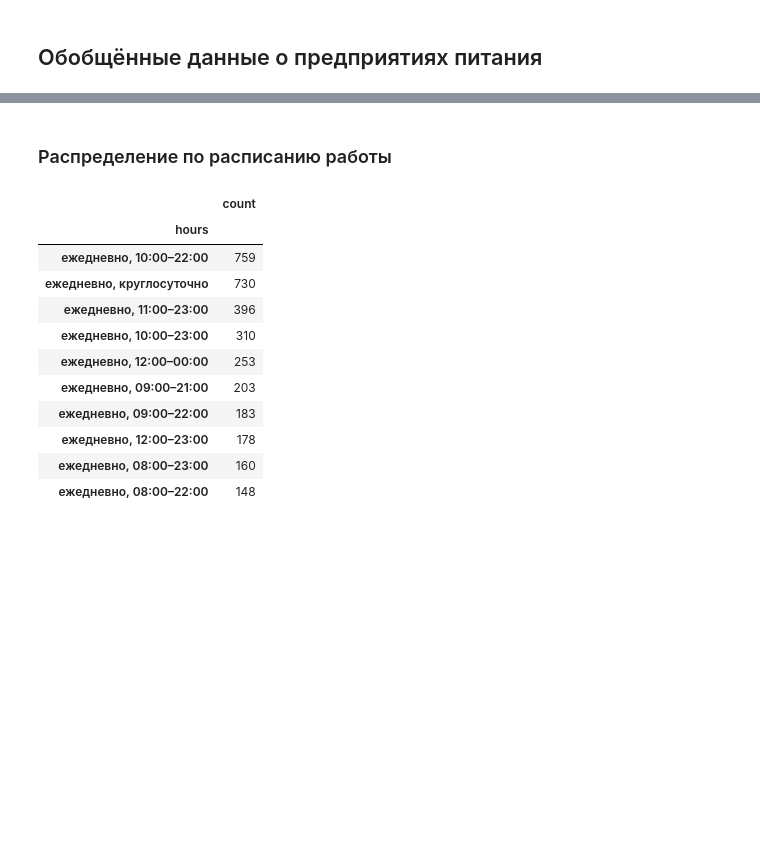
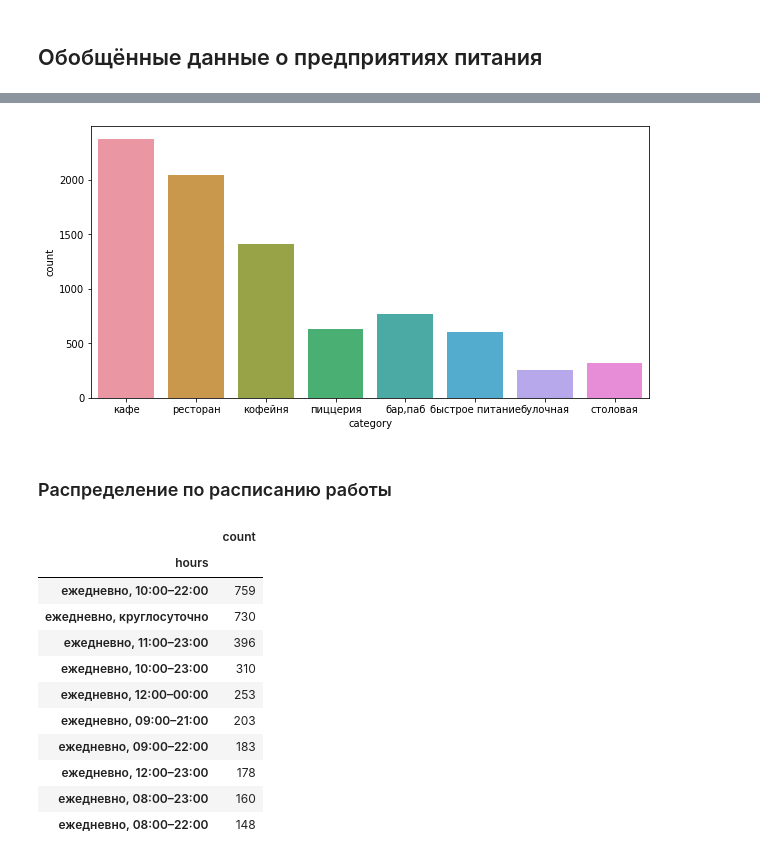
Before and after one commit to okeangel/da_portfolio, a Jupyter notebook: practicum/week_21_presentation.ipynb, the cells around one changed output, grey strips where cells are left out. Cells and saved outputs as stored; diff of their text form; code cells hidden in the pictures; blank space fills up the shorter version.

```diff
--- a/practicum/week_21_presentation.ipynb
+++ b/practicum/week_21_presentation.ipynb
@@ -537,3 +545,11 @@ places.sample(5)
+# %%
+sns.set_palette('CMRmap')
+
+plt.figure(figsize=FIGSIZE)
+sns.countplot(data=places, x='category')
+plt.show()
+# %% [output]
+[figure, added]
 # %% [markdown]
 ### Распределение по расписанию работы
 # %%
```
Also changed, not shown: parts of 8 cells of this notebook.
